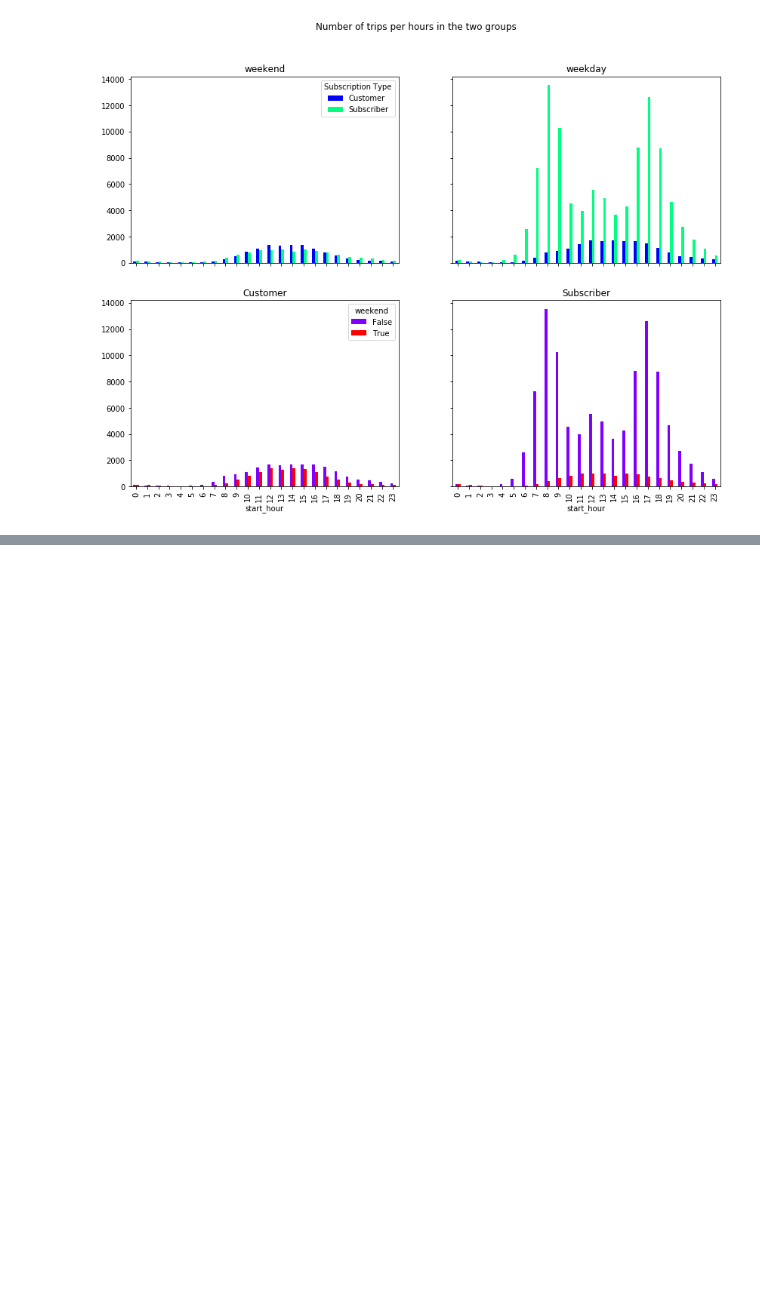
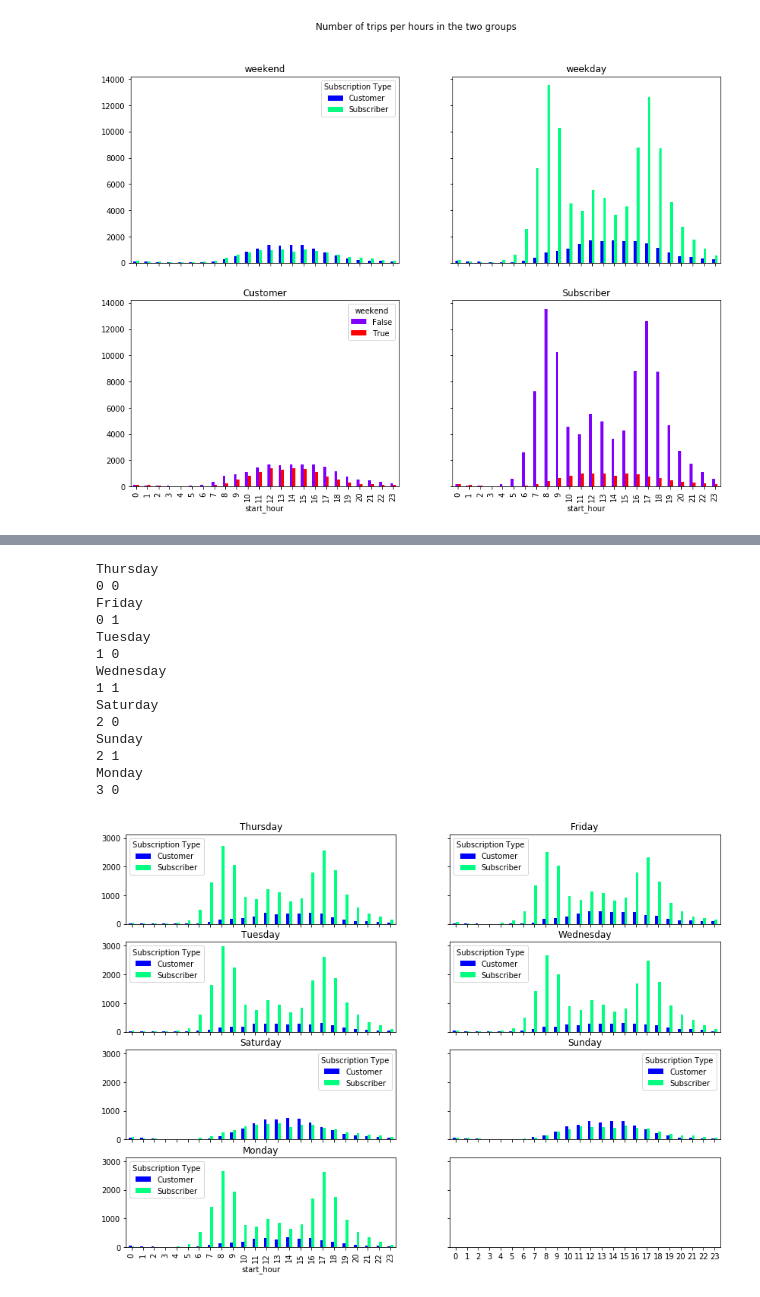
Before and after one commit to seszter/CEU_data_analysis_python, a Jupyter notebook: Q1/Q1.ipynb, the cells around one changed output, grey strips where cells are left out. Drawn from its saved outputs; the diff is of its cells as text; code cells hidden in the pictures; blank space fills up the shorter version.

```diff
--- a/Q1/Q1.ipynb
+++ b/Q1/Q1.ipynb
@@ -643,0 +669,33 @@ Your chart should be similar to this:
+# %%
+fig, axes = plt.subplots(nrows=4, ncols=2, sharey=True, sharex=True)
+i = 0
+j = 0
+for d in trip.day_of_week.unique():
+    print(d)
+    temp = trip[trip['day_of_week']==d].groupby(['Subscription Type','start_hour']).size().reset_index()
+    temp.pivot(index='start_hour', columns='Subscription Type', values=0).plot(kind='bar',
+                                                                                         title=d,
+                                                                                         colormap = 'winter',
+                                                                                           figsize=(14,10),
+                                                                                          ax=axes[j%4,i%2])
+    print(j%4,i%2)
+    if i%2 == 1:
+        j += 1
+    i += 1
+plt.show()
+# %% [output]
+Thursday
+0 0
+Friday
+0 1
+Tuesday
+1 0
+Wednesday
+1 1
+Saturday
+2 0
+Sunday
+2 1
+Monday
+3 0
+[figure, added]
```
Also changed, not shown: parts of 10 cells of this notebook, 2 other files.
